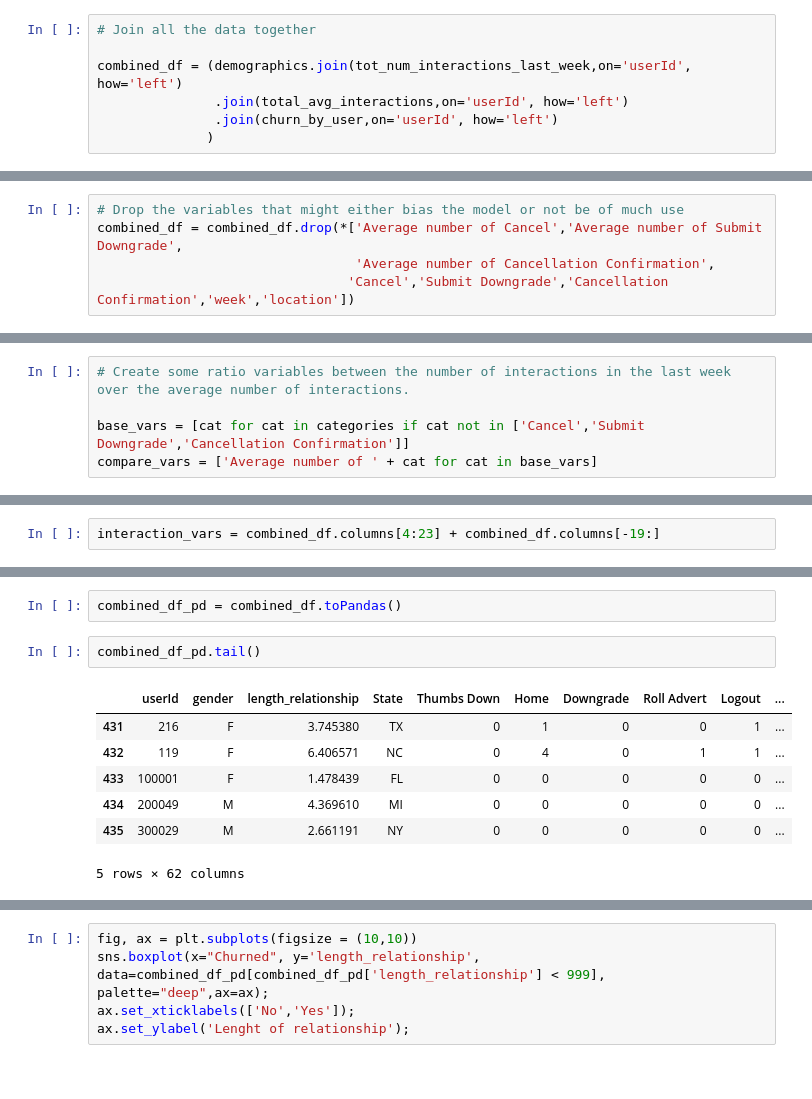
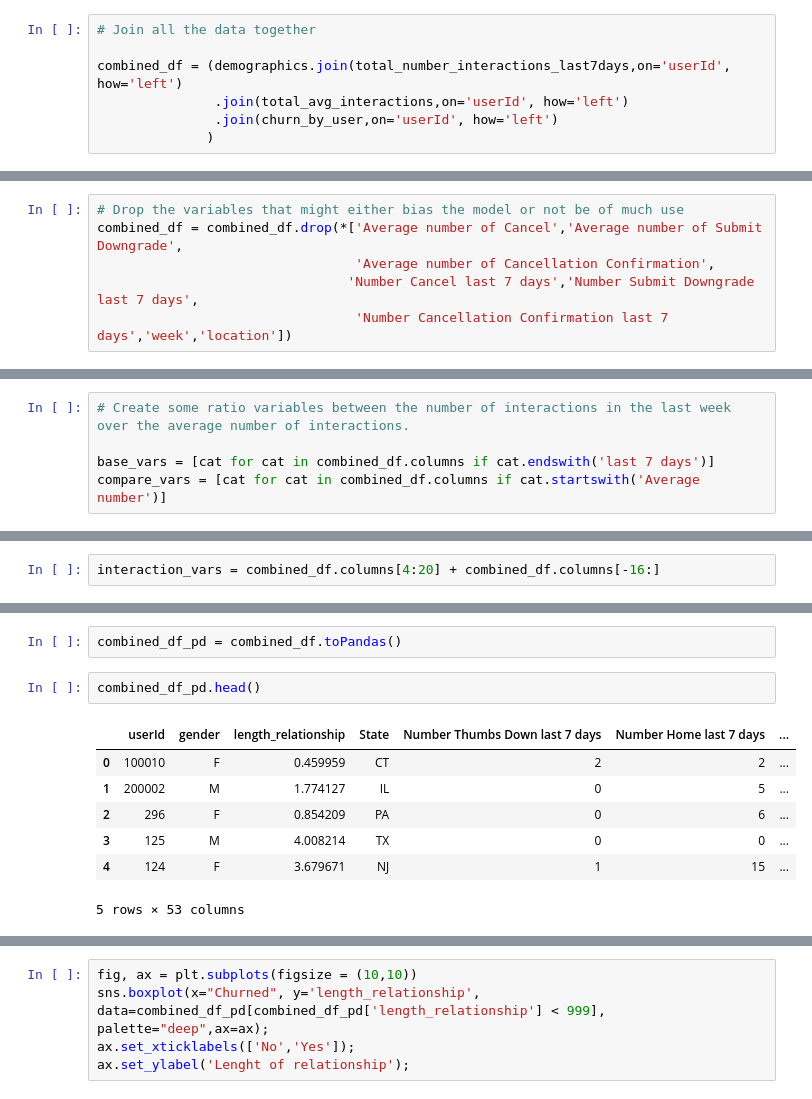
Before and after one commit to Rmostert/Sparkify-churn, a Jupyter notebook: Churn Model.ipynb, the cells around one changed output, grey strips where cells are left out. Drawn from its saved outputs; the diff is of its cells as text.

```diff
--- a/Churn Model.ipynb
+++ b/Churn Model.ipynb
@@ -514,7 +570,7 @@ churn_by_user.count()
 # %%
 # Join all the data together
 
-combined_df = (demographics.join(tot_num_interactions_last_week,on='userId', how='left')
+combined_df = (demographics.join(total_number_interactions_last7days,on='userId', how='left')
                .join(total_avg_interactions,on='userId', how='left')
                .join(churn_by_user,on='userId', how='left')
               )
@@ -542,4 +598,5 @@ combined_df.columns
 # Drop the variables that might either bias the model or not be of much use
 combined_df = combined_df.drop(*['Average number of Cancel','Average number of Submit Downgrade',
                                  'Average number of Cancellation Confirmation',
-                                'Cancel','Submit Downgrade','Cancellation Confirmation','week','location'])
+                                'Number Cancel last 7 days','Number Submit Downgrade last 7 days',
+                                 'Number Cancellation Confirmation last 7 days','week','location'])
@@ -568,8 +623,8 @@ categories
 # %%
 # Create some ratio variables between the number of interactions in the last week over the average number of interactions.
 
-base_vars = [cat for cat in categories if cat not in ['Cancel','Submit Downgrade','Cancellation Confirmation']]
-compare_vars = ['Average number of ' + cat for cat in base_vars]
+base_vars = [cat for cat in combined_df.columns if cat.endswith('last 7 days')]
+compare_vars = [cat for cat in combined_df.columns if cat.startswith('Average number')]
 # %%
 exprs = [(F.col(var)/F.col(var_i)).alias(var + ' ratio')  for var,var_i in zip(base_vars,compare_vars)]
 # %%
@@ -645,5 +704,5 @@ Lastly we need to impute the missing values. The following strategy would be use
 # %%
-interaction_vars = combined_df.columns[4:23] + combined_df.columns[-19:]
+interaction_vars = combined_df.columns[4:20] + combined_df.columns[-16:]
 # %%
 interaction_vars
 # %% [output]
@@ -680,15 +739,15 @@ columns_perc_missing.toPandas()
 # %%
 combined_df_pd = combined_df.toPandas()
 # %%
-combined_df_pd.tail()
+combined_df_pd.head()
 # %% [output]
-|  | userId | gender | length_relationship | State | Thumbs Down | Home | Downgrade | Roll Advert | Logout | ... |
-| 431 | 216 | F | 3.745380 | TX | 0 | 1 | 0 | 0 | 1 | ... |
-| 432 | 119 | F | 6.406571 | NC | 0 | 4 | 0 | 1 | 1 | ... |
-| 433 | 100001 | F | 1.478439 | FL | 0 | 0 | 0 | 0 | 0 | ... |
-| 434 | 200049 | M | 4.369610 | MI | 0 | 0 | 0 | 0 | 0 | ... |
-| 435 | 300029 | M | 2.661191 | NY | 0 | 0 | 0 | 0 | 0 | ... |
+|  | userId | gender | length_relationship | State | Number Thumbs Down last 7 days | Number Home last 7 days | ... |
+| 0 | 100010 | F | 0.459959 | CT | 2 | 2 | ... |
+| 1 | 200002 | M | 1.774127 | IL | 0 | 5 | ... |
+| 2 | 296 | F | 0.854209 | PA | 0 | 6 | ... |
+| 3 | 125 | M | 4.008214 | TX | 0 | 0 | ... |
+| 4 | 124 | F | 3.679671 | NJ | 1 | 15 | ... |
-5 rows × 62 columns
+5 rows × 53 columns
 # %%
 # Summary statistics
 combined_df_pd[interaction_vars+ ['Churned']].describe().transpose()
```
Also changed, not shown: parts of 57 cells of this notebook.
